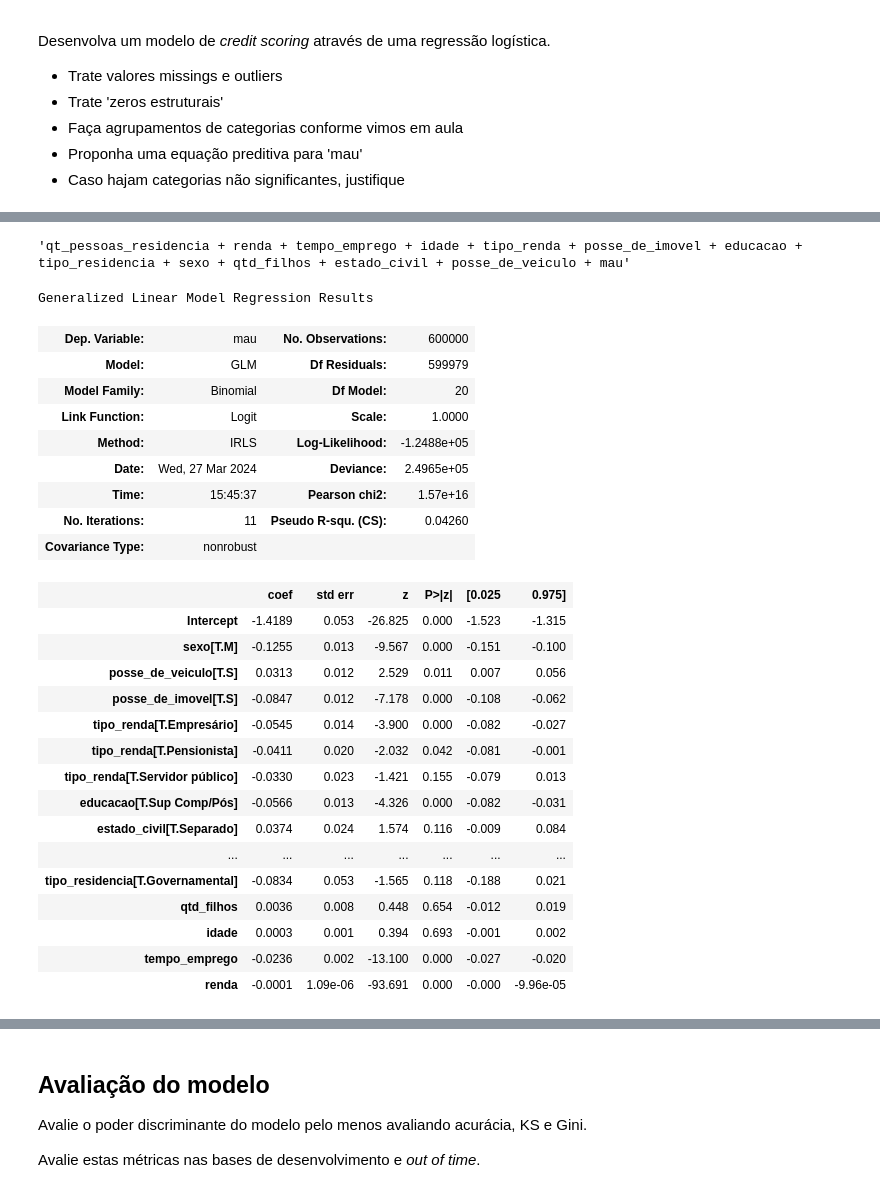
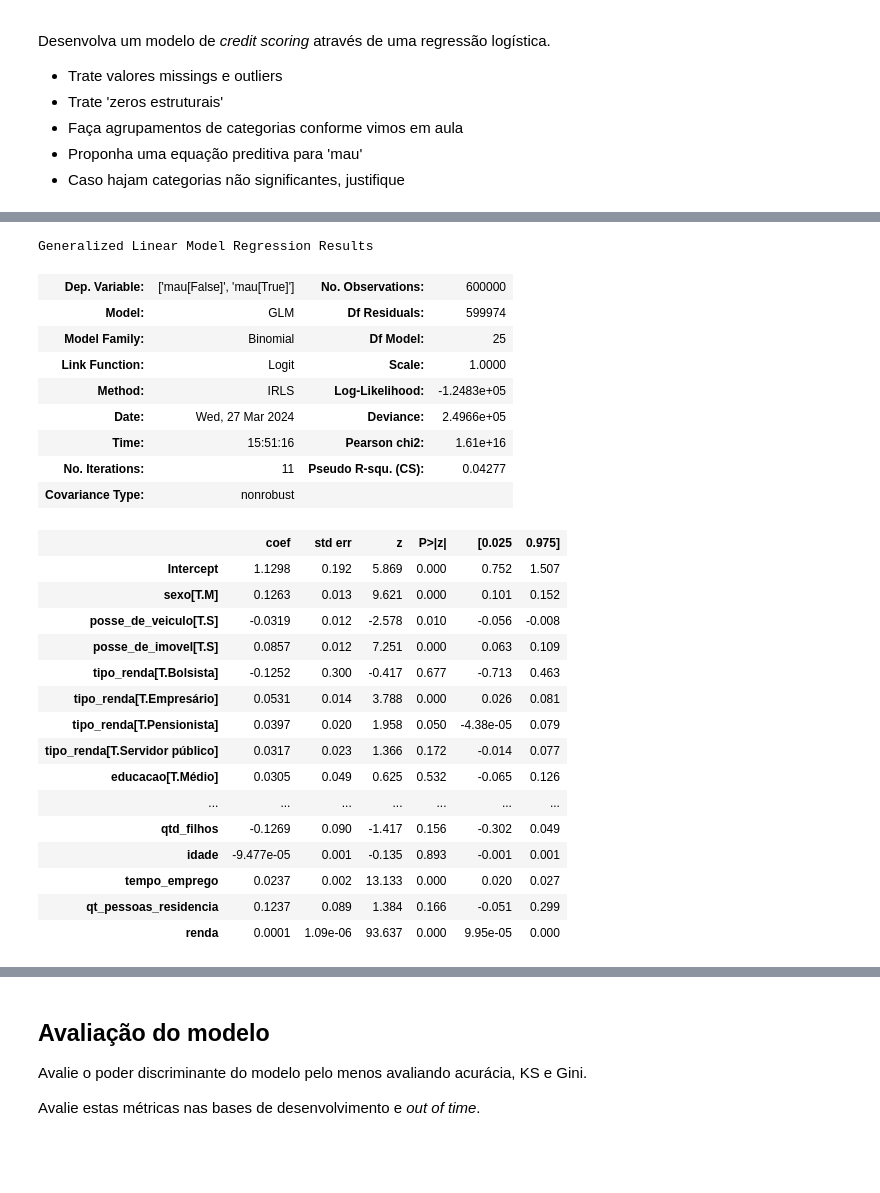
Before and after one commit to raafarosa/Ebac_Data_Scientist_Gen, a Jupyter notebook: Module_38_Streamlit_FinalProject/Final_Project/md38-Model-Creation.ipynb, the cells around one changed output, grey strips where cells are left out. Drawn from its saved outputs; the diff is of its cells as text; code cells hidden in the pictures; blank space fills up the shorter version.

```diff
--- a/Module_38_Streamlit_FinalProject/Final_Project/md38-Model-Creation.ipynb
+++ b/Module_38_Streamlit_FinalProject/Final_Project/md38-Model-Creation.ipynb
@@ -160,12 +58,0 @@ print(df.data_ref.max())
-# %%
-df.set_index('data_ref', inplace=True)
-df = df.drop('index', axis=1)
-
-df_train = df['2015-01-01':'2015-12-01']
-df_test = df['2016-01-01':]
-
-df_train.reset_index(inplace=True)
-df_test.reset_index(inplace=True)
-
-df_train['mes'] = df_train['data_ref'].dt.month
-warnings.filterwarnings('ignore')
@@ -181,0 +77,4 @@ df.head()
+# %%
+treino = (df['data_ref'] >= '2015-01-01') & (df['data_ref'] <= '2015-12-01')
+df1 = df.loc[treino]
+df1
@@ -245,0 +175,5 @@ Text(0.5, 1.0, 'Quantidade de clientes por renda')
+# %%
+mean_value=df1['tempo_emprego'].mean()
+
+df1['tempo_emprego'].fillna(value=mean_value, inplace=True)
+df1
@@ -504,43 +434,39 @@ biv_continua('renda', 15, df_train)
-# %%
-' + '.join(list(metadados.sort_values(by='IV', ascending=False).index))
-# %% [output]
-'qt_pessoas_residencia + renda + tempo_emprego + idade + tipo_renda + posse_de_imovel + educacao + tipo_residencia + sexo + qtd_filhos + estado_civil + posse_de_veiculo + mau'
 # %%
-formula = '''
+formula_teste = '''
     mau ~ sexo + posse_de_veiculo + posse_de_imovel + qtd_filhos + tipo_renda +
     educacao + estado_civil + tipo_residencia + idade + tempo_emprego +
-    renda
+    qt_pessoas_residencia + renda
 '''
 
-rl = smf.glm(formula, data=df_train, family=sm.families.Binomial()).fit()
+rl = smf.glm(formula_teste, data=df1, family=sm.families.Binomial()).fit()
 
 rl.summary()
 # %% [output]
 Generalized Linear Model Regression Results
-| Dep. Variable: | mau | No. Observations: | 600000 |
-| Model: | GLM | Df Residuals: | 599979 |
-| Model Family: | Binomial | Df Model: | 20 |
+| Dep. Variable: | ['mau[False]', 'mau[True]'] | No. Observations: | 600000 |
+| Model: | GLM | Df Residuals: | 599974 |
+| Model Family: | Binomial | Df Model: | 25 |
 | Link Function: | Logit | Scale: | 1.0000 |
-| Method: | IRLS | Log-Likelihood: | -1.2488e+05 |
-| Date: | Wed, 27 Mar 2024 | Deviance: | 2.4965e+05 |
-| Time: | 15:45:37 | Pearson chi2: | 1.57e+16 |
-| No. Iterations: | 11 | Pseudo R-squ. (CS): | 0.04260 |
+| Method: | IRLS | Log-Likelihood: | -1.2483e+05 |
+| Date: | Wed, 27 Mar 2024 | Deviance: | 2.4966e+05 |
+| Time: | 15:51:16 | Pearson chi2: | 1.61e+16 |
+| No. Iterations: | 11 | Pseudo R-squ. (CS): | 0.04277 |
 | Covariance Type: | nonrobust |  |  |
 |  | coef | std err | z | P>|z| | [0.025 | 0.975] |
-| Intercept | -1.4189 | 0.053 | -26.825 | 0.000 | -1.523 | -1.315 |
-| sexo[T.M] | -0.1255 | 0.013 | -9.567 | 0.000 | -0.151 | -0.100 |
-| posse_de_veiculo[T.S] | 0.0313 | 0.012 | 2.529 | 0.011 | 0.007 | 0.056 |
-| posse_de_imovel[T.S] | -0.0847 | 0.012 | -7.178 | 0.000 | -0.108 | -0.062 |
-| tipo_renda[T.Empresário] | -0.0545 | 0.014 | -3.900 | 0.000 | -0.082 | -0.027 |
-| tipo_renda[T.Pensionista] | -0.0411 | 0.020 | -2.032 | 0.042 | -0.081 | -0.001 |
-| tipo_renda[T.Servidor público] | -0.0330 | 0.023 | -1.421 | 0.155 | -0.079 | 0.013 |
-| educacao[T.Sup Comp/Pós] | -0.0566 | 0.013 | -4.326 | 0.000 | -0.082 | -0.031 |
-| estado_civil[T.Separado] | 0.0374 | 0.024 | 1.574 | 0.116 | -0.009 | 0.084 |
+| Intercept | 1.1298 | 0.192 | 5.869 | 0.000 | 0.752 | 1.507 |
+| sexo[T.M] | 0.1263 | 0.013 | 9.621 | 0.000 | 0.101 | 0.152 |
+| posse_de_veiculo[T.S] | -0.0319 | 0.012 | -2.578 | 0.010 | -0.056 | -0.008 |
+| posse_de_imovel[T.S] | 0.0857 | 0.012 | 7.251 | 0.000 | 0.063 | 0.109 |
+| tipo_renda[T.Bolsista] | -0.1252 | 0.300 | -0.417 | 0.677 | -0.713 | 0.463 |
+| tipo_renda[T.Empresário] | 0.0531 | 0.014 | 3.788 | 0.000 | 0.026 | 0.081 |
+| tipo_renda[T.Pensionista] | 0.0397 | 0.020 | 1.958 | 0.050 | -4.38e-05 | 0.079 |
+| tipo_renda[T.Servidor público] | 0.0317 | 0.023 | 1.366 | 0.172 | -0.014 | 0.077 |
+| educacao[T.Médio] | 0.0305 | 0.049 | 0.625 | 0.532 | -0.065 | 0.126 |
 | ... | ... | ... | ... | ... | ... | ... |
-| tipo_residencia[T.Governamental] | -0.0834 | 0.053 | -1.565 | 0.118 | -0.188 | 0.021 |
-| qtd_filhos | 0.0036 | 0.008 | 0.448 | 0.654 | -0.012 | 0.019 |
-| idade | 0.0003 | 0.001 | 0.394 | 0.693 | -0.001 | 0.002 |
-| tempo_emprego | -0.0236 | 0.002 | -13.100 | 0.000 | -0.027 | -0.020 |
-| renda | -0.0001 | 1.09e-06 | -93.691 | 0.000 | -0.000 | -9.96e-05 |
+| qtd_filhos | -0.1269 | 0.090 | -1.417 | 0.156 | -0.302 | 0.049 |
+| idade | -9.477e-05 | 0.001 | -0.135 | 0.893 | -0.001 | 0.001 |
+| tempo_emprego | 0.0237 | 0.002 | 13.133 | 0.000 | 0.020 | 0.027 |
+| qt_pessoas_residencia | 0.1237 | 0.089 | 1.384 | 0.166 | -0.051 | 0.299 |
+| renda | 0.0001 | 1.09e-06 | 93.637 | 0.000 | 9.95e-05 | 0.000 |
 # %%
 formula = '''
```
Also changed, not shown: parts of 130 cells of this notebook, 2 other files.
